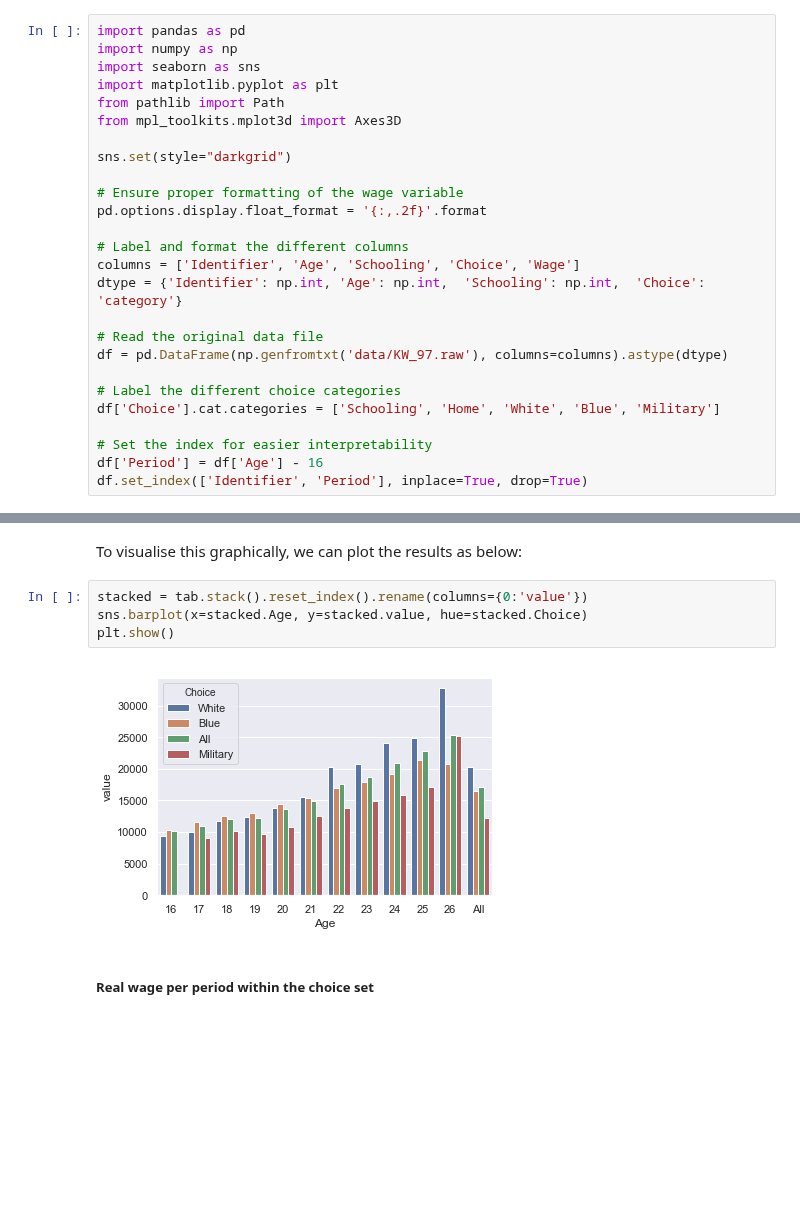
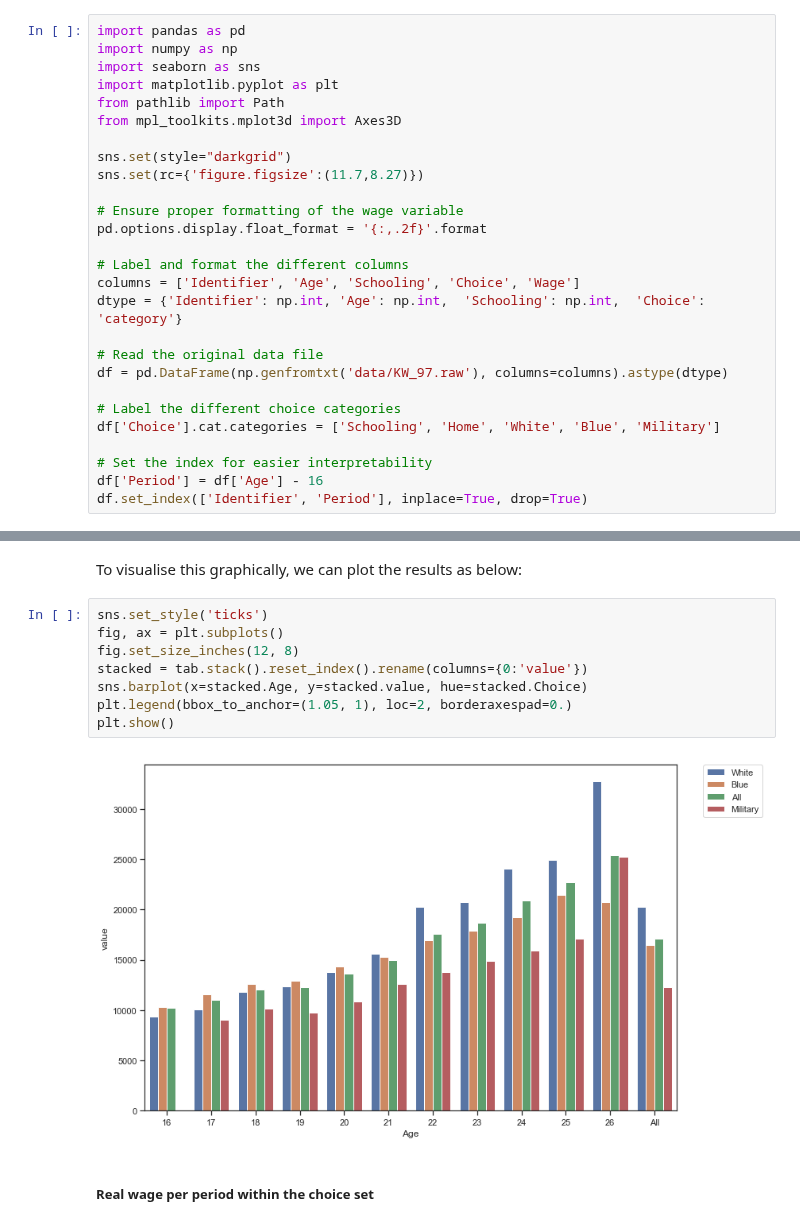
Before and after one commit to Yuleii/student-project-lindamaok899, a Jupyter notebook: student_project.ipynb, the cells around one changed output, grey strips where cells are left out. Drawn from its saved outputs; the diff is of its cells as text; blank space fills up the shorter version.

Commit message:
adds some explanatory  text to graphics.

```diff
--- a/student_project.ipynb
+++ b/student_project.ipynb
@@ -56,6 +56,7 @@ from pathlib import Path
 from mpl_toolkits.mplot3d import Axes3D
 
 sns.set(style="darkgrid")
+sns.set(rc={'figure.figsize':(11.7,8.27)})
 
 # Ensure proper formatting of the wage variable
 pd.options.display.float_format = '{:,.2f}'.format
@@ -131,11 +132,15 @@ tab[['All', 'White', 'Blue', 'Military']]
 # %% [markdown]
 To visualise this graphically, we can plot the results as below:
 # %%
+sns.set_style('ticks')
+fig, ax = plt.subplots()
+fig.set_size_inches(12, 8)
 stacked = tab.stack().reset_index().rename(columns={0:'value'})
 sns.barplot(x=stacked.Age, y=stacked.value, hue=stacked.Choice)
+plt.legend(bbox_to_anchor=(1.05, 1), loc=2, borderaxespad=0.)
 plt.show()
 # %% [output]
-[figure, old version]
+[figure, new version]
 # %% [markdown]
 ##### Real wage per period within the choice set
 # %%
```
Also changed, not shown: parts of 7 cells of this notebook.
